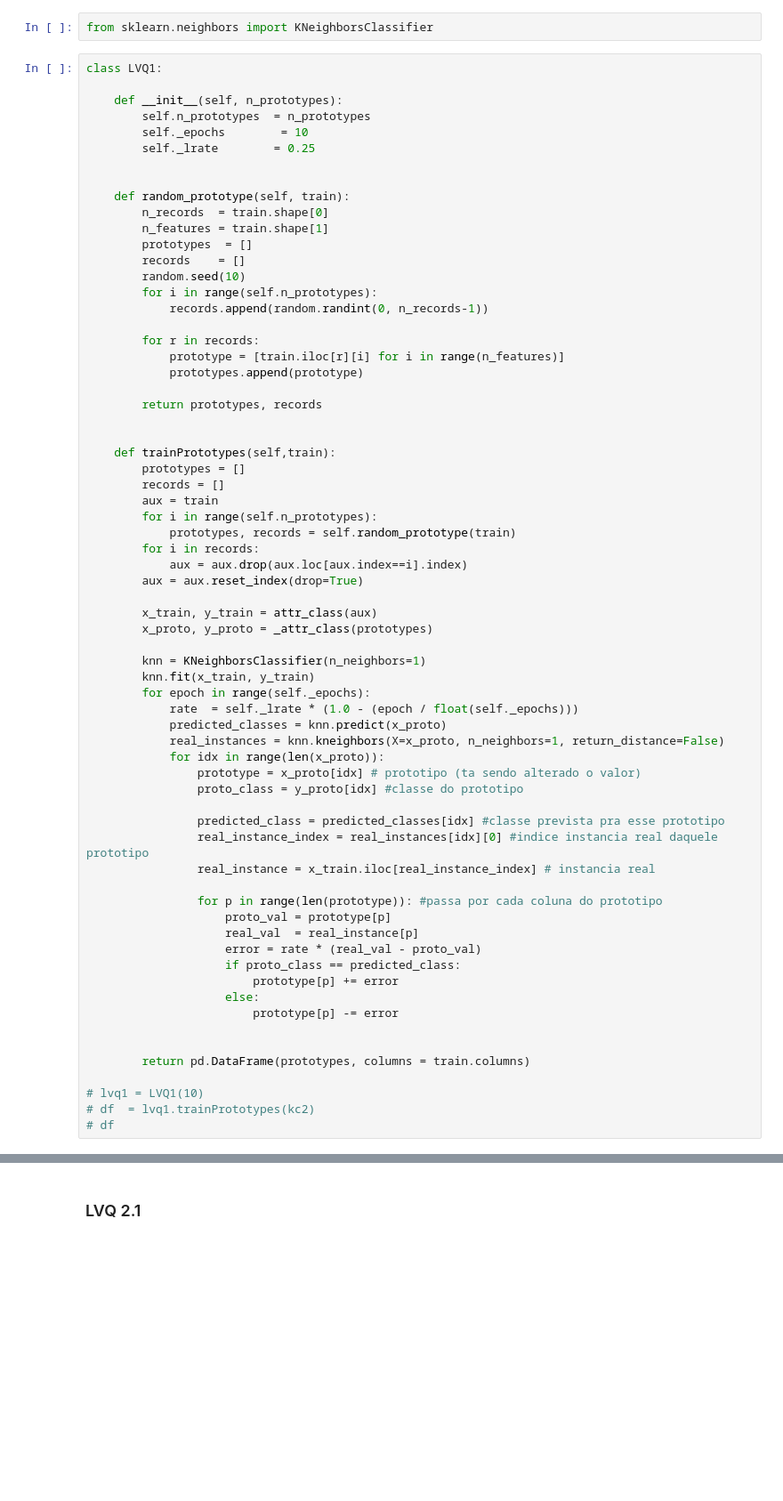
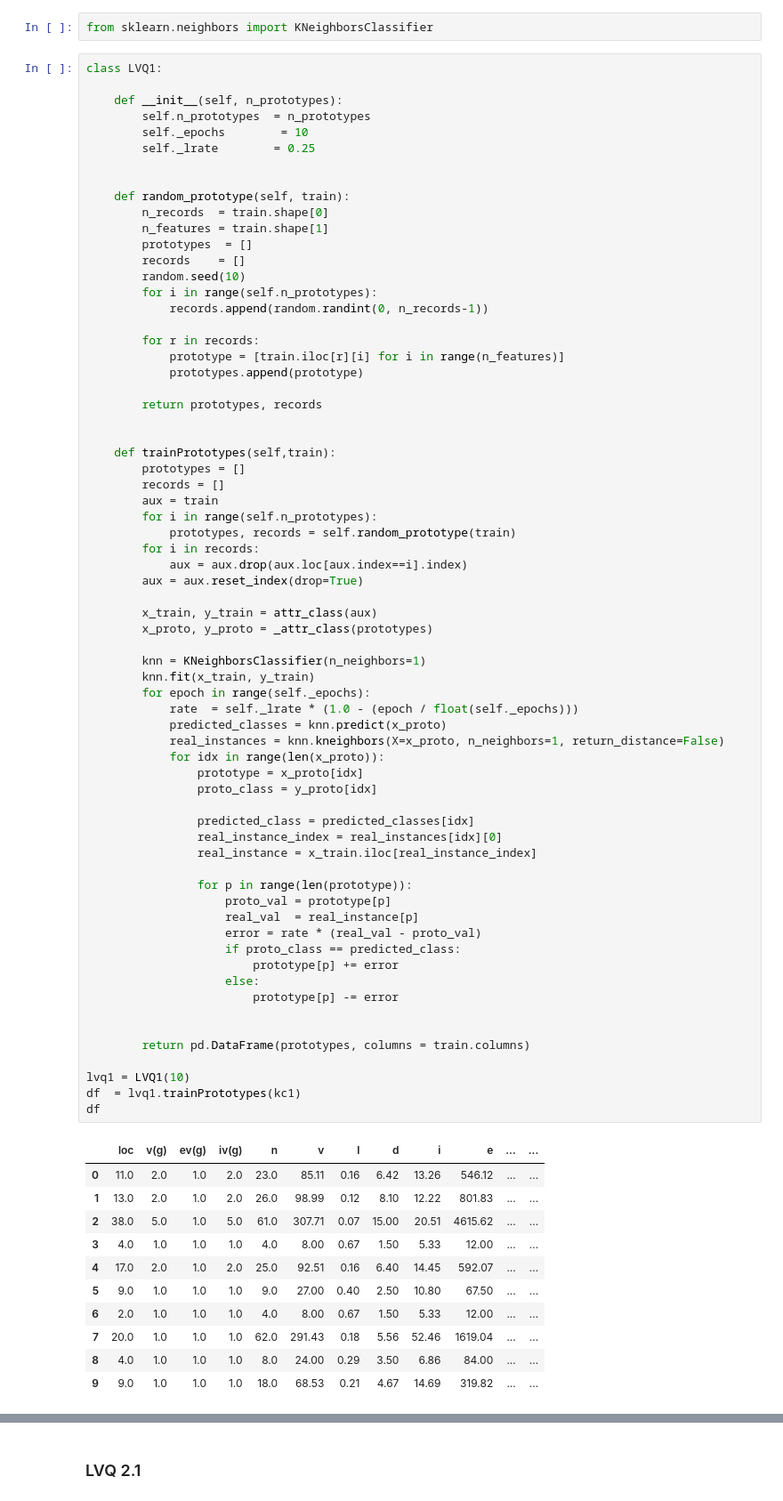
Before and after one commit to menezesmalu/machine_learning, a Jupyter notebook: lista 2/KC1 10 run separado.ipynb, the cells around one changed output, grey strips where cells are left out. Shown at 89% size. Saved outputs shown, nothing was run; the diff lists cells and outputs as text; blank space fills up the shorter version.

```diff
--- a/lista 2/KC1 10 run separado.ipynb
+++ b/lista 2/KC1 10 run separado.ipynb
@@ -128,39 +128,51 @@ class LVQ1:
         aux = train
         for i in range(self.n_prototypes):
             prototypes, records = self.random_prototype(train)
         for i in records:
             aux = aux.drop(aux.loc[aux.index==i].index)
         aux = aux.reset_index(drop=True)
 
         x_train, y_train = attr_class(aux)
         x_proto, y_proto = _attr_class(prototypes)
 
         knn = KNeighborsClassifier(n_neighbors=1)
         knn.fit(x_train, y_train)
         for epoch in range(self._epochs):
             rate  = self._lrate * (1.0 - (epoch / float(self._epochs)))
             predicted_classes = knn.predict(x_proto)
             real_instances = knn.kneighbors(X=x_proto, n_neighbors=1, return_distance=False)
             for idx in range(len(x_proto)):
-                prototype = x_proto[idx] # prototipo (ta sendo alterado o valor)
-                proto_class = y_proto[idx] #classe do prototipo
+                prototype = x_proto[idx]
+                proto_class = y_proto[idx]
 
-                predicted_class = predicted_classes[idx] #classe prevista pra esse prototipo
-                real_instance_index = real_instances[idx][0] #indice instancia real daquele prototipo
-                real_instance = x_train.iloc[real_instance_index] # instancia real
+                predicted_class = predicted_classes[idx]
+                real_instance_index = real_instances[idx][0]
+                real_instance = x_train.iloc[real_instance_index]
 
-                for p in range(len(prototype)): #passa por cada coluna do prototipo
+                for p in range(len(prototype)):
                     proto_val = prototype[p]
                     real_val  = real_instance[p]
                     error = rate * (real_val - proto_val)
                     if proto_class == predicted_class:
                         prototype[p] += error
                     else:
                         prototype[p] -= error
 
 
         return pd.DataFrame(prototypes, columns = train.columns)
 
-# lvq1 = LVQ1(10)
-# df  = lvq1.trainPrototypes(kc2)
-# df
+lvq1 = LVQ1(10)
+df  = lvq1.trainPrototypes(kc1)
+df
+# %% [output]
+|  | loc | v(g) | ev(g) | iv(g) | n | v | l | d | i | e | ... | ... |
+| 0 | 11.0 | 2.0 | 1.0 | 2.0 | 23.0 | 85.11 | 0.16 | 6.42 | 13.26 | 546.12 | ... | ... |
+| 1 | 13.0 | 2.0 | 1.0 | 2.0 | 26.0 | 98.99 | 0.12 | 8.10 | 12.22 | 801.83 | ... | ... |
+| 2 | 38.0 | 5.0 | 1.0 | 5.0 | 61.0 | 307.71 | 0.07 | 15.00 | 20.51 | 4615.62 | ... | ... |
+| 3 | 4.0 | 1.0 | 1.0 | 1.0 | 4.0 | 8.00 | 0.67 | 1.50 | 5.33 | 12.00 | ... | ... |
+| 4 | 17.0 | 2.0 | 1.0 | 2.0 | 25.0 | 92.51 | 0.16 | 6.40 | 14.45 | 592.07 | ... | ... |
+| 5 | 9.0 | 1.0 | 1.0 | 1.0 | 9.0 | 27.00 | 0.40 | 2.50 | 10.80 | 67.50 | ... | ... |
+| 6 | 2.0 | 1.0 | 1.0 | 1.0 | 4.0 | 8.00 | 0.67 | 1.50 | 5.33 | 12.00 | ... | ... |
+| 7 | 20.0 | 1.0 | 1.0 | 1.0 | 62.0 | 291.43 | 0.18 | 5.56 | 52.46 | 1619.04 | ... | ... |
+| 8 | 4.0 | 1.0 | 1.0 | 1.0 | 8.0 | 24.00 | 0.29 | 3.50 | 6.86 | 84.00 | ... | ... |
+| 9 | 9.0 | 1.0 | 1.0 | 1.0 | 18.0 | 68.53 | 0.21 | 4.67 | 14.69 | 319.82 | ... | ... |
```
Also changed, not shown: parts of 8 cells of this notebook.
